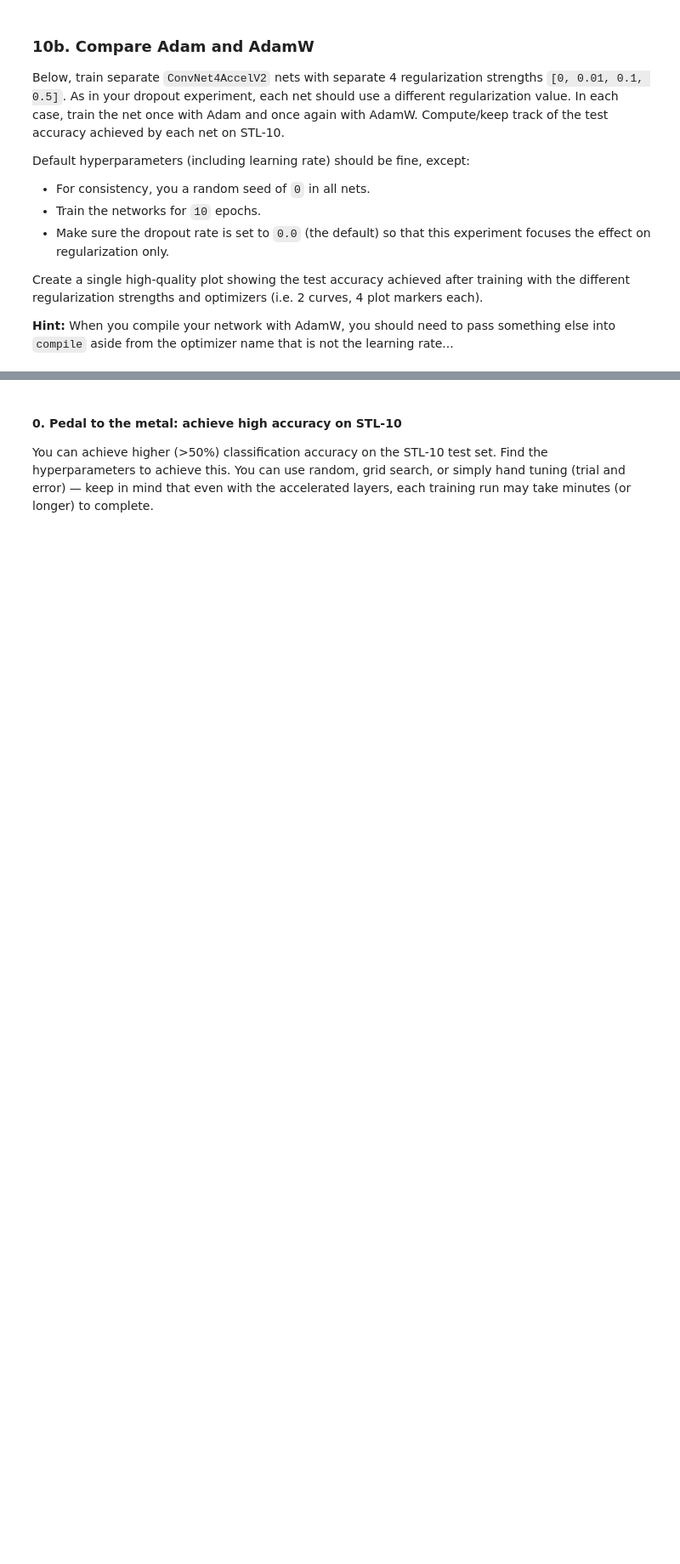
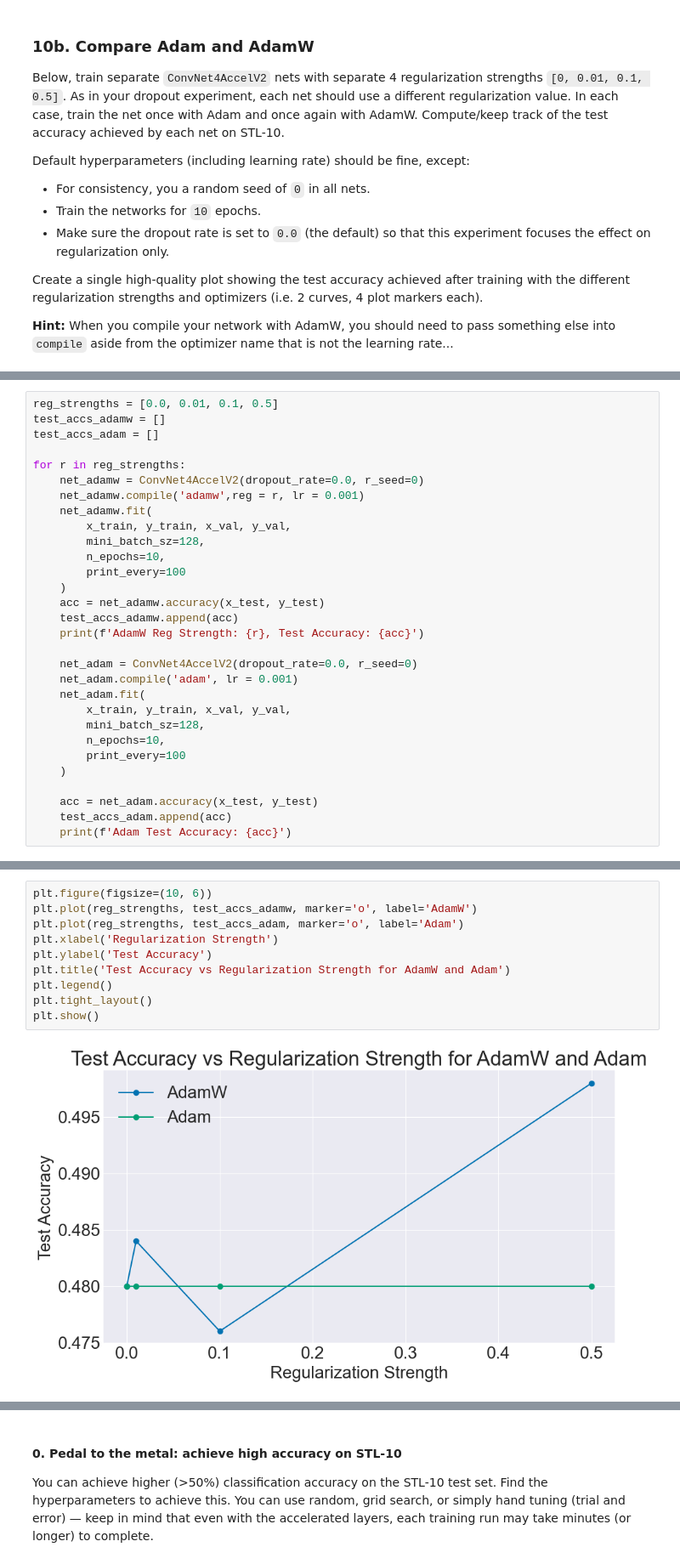
Before and after one commit to sampolz/Neural-Networks, a Jupyter notebook: Project 3/convnet4v2.ipynb, the cells around one changed output, grey strips where cells are left out. Shown at 85% size. Saved outputs shown, nothing was run; the diff lists cells and outputs as text; blank space fills up the shorter version.

```diff
--- a/Project 3/convnet4v2.ipynb
+++ b/Project 3/convnet4v2.ipynb
@@ -341,0 +435,30 @@ Create a single high-quality plot showing the test accuracy achieved after train
+# %%
+reg_strengths = [0.0, 0.01, 0.1, 0.5]
+test_accs_adamw = []
+test_accs_adam = []
+
+for r in reg_strengths:
+    net_adamw = ConvNet4AccelV2(dropout_rate=0.0, r_seed=0)
+    net_adamw.compile('adamw',reg = r, lr = 0.001)
+    net_adamw.fit(
+        x_train, y_train, x_val, y_val,
+        mini_batch_sz=128,
+        n_epochs=10,
+        print_every=100
+    )
+    acc = net_adamw.accuracy(x_test, y_test)
+    test_accs_adamw.append(acc)
+    print(f'AdamW Reg Strength: {r}, Test Accuracy: {acc}')
+
+    net_adam = ConvNet4AccelV2(dropout_rate=0.0, r_seed=0)
+    net_adam.compile('adam', lr = 0.001)
+    net_adam.fit(
+        x_train, y_train, x_val, y_val,
+        mini_batch_sz=128,
+        n_epochs=10,
+        print_every=100
+    )
+
+    acc = net_adam.accuracy(x_test, y_test)
+    test_accs_adam.append(acc)
+    print(f'Adam Test Accuracy: {acc}')
@@ -342,3 +483,15 @@ Create a single high-quality plot showing the test accuracy achieved after train
+# %%
+plt.figure(figsize=(10, 6))
+plt.plot(reg_strengths, test_accs_adamw, marker='o', label='AdamW')
+plt.plot(reg_strengths, test_accs_adam, marker='o', label='Adam')
+plt.xlabel('Regularization Strength')
+plt.ylabel('Test Accuracy')
+plt.title('Test Accuracy vs Regularization Strength for AdamW and Adam')
+plt.legend()
+plt.tight_layout()
+plt.show()
+# %% [output]
+[figure, added]
 # %% [markdown]
 ## Extensions
 
```
Also changed, not shown: parts of 14 cells of this notebook, 2 other files.
